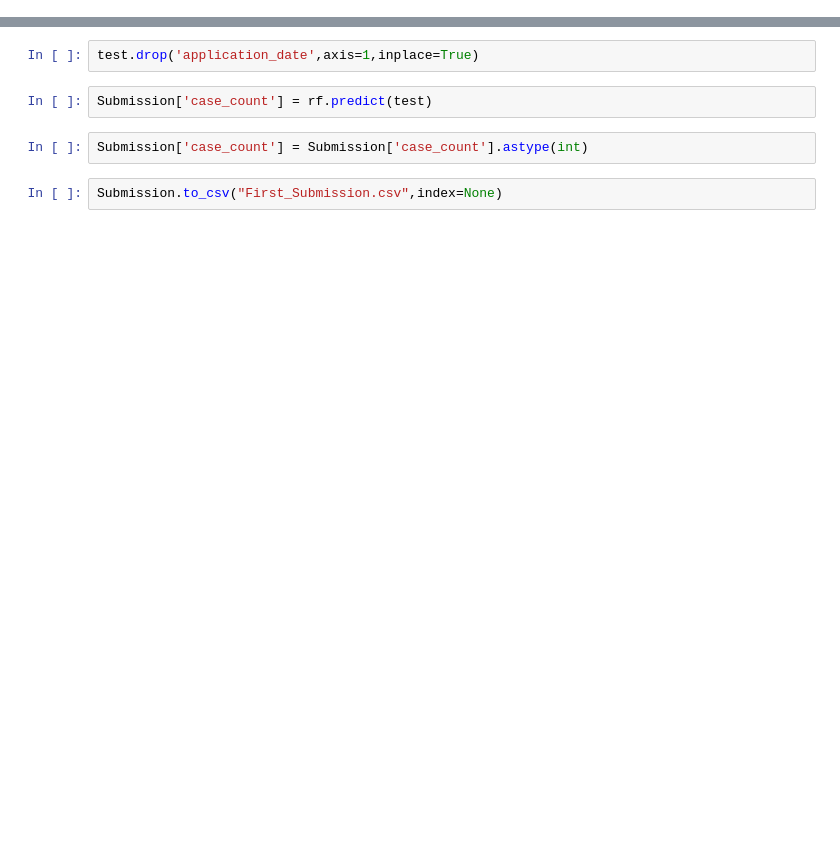
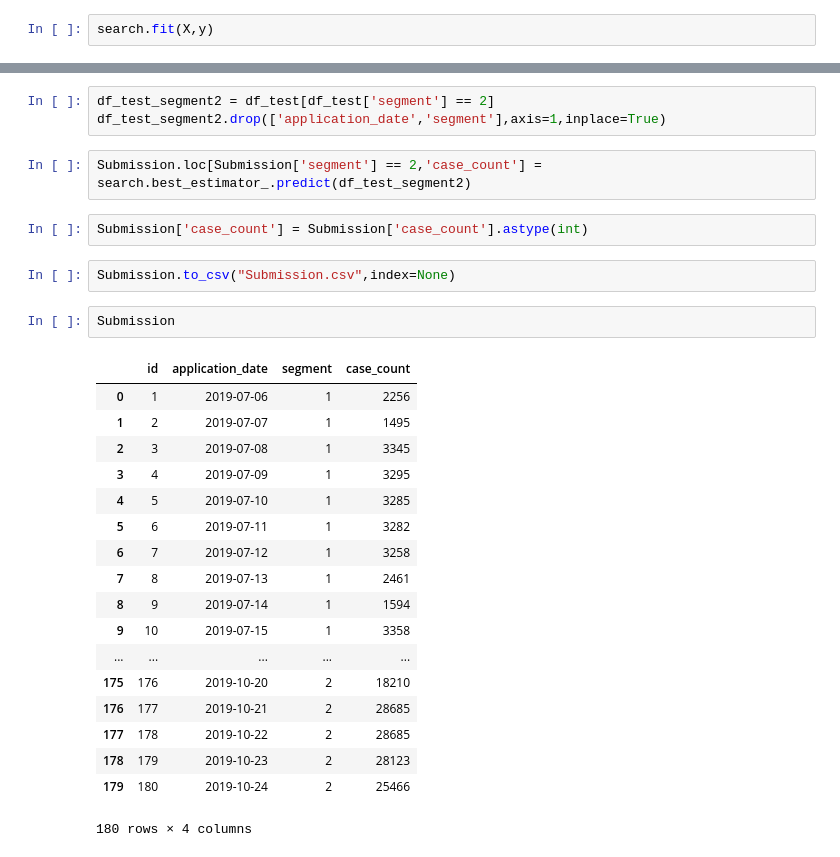
Before and after one commit to kulkarni-vishwanath/LTFS_DataScince_Finhack_2, a Jupyter notebook: LTFS.ipynb, the cells around one changed output, grey strips where cells are left out. Cells and saved outputs as stored; diff of their text form; blank space fills up the shorter version.

```diff
--- a/Untitled.ipynb
+++ b/LTFS.ipynb
@@ -336,0 +497,2 @@ print (mean_absolute_percentage_error(y_Test,y_pred))
+# %%
+search.fit(X,y)
@@ -337,8 +544,30 @@ print (mean_absolute_percentage_error(y_Test,y_pred))
 # %%
-test.drop('application_date',axis=1,inplace=True)
+df_test_segment2 = df_test[df_test['segment'] == 2]
+df_test_segment2.drop(['application_date','segment'],axis=1,inplace=True)
-# %%
-Submission['case_count'] = rf.predict(test)
+# %%
+Submission.loc[Submission['segment'] == 2,'case_count'] = search.best_estimator_.predict(df_test_segment2)
 # %%
 Submission['case_count'] = Submission['case_count'].astype(int)
 # %%
-Submission.to_csv("First_Submission.csv",index=None)
+Submission.to_csv("Submission.csv",index=None)
+# %%
+Submission
+# %% [output]
+|  | id | application_date | segment | case_count |
+| 0 | 1 | 2019-07-06 | 1 | 2256 |
+| 1 | 2 | 2019-07-07 | 1 | 1495 |
+| 2 | 3 | 2019-07-08 | 1 | 3345 |
+| 3 | 4 | 2019-07-09 | 1 | 3295 |
+| 4 | 5 | 2019-07-10 | 1 | 3285 |
+| 5 | 6 | 2019-07-11 | 1 | 3282 |
+| 6 | 7 | 2019-07-12 | 1 | 3258 |
+| 7 | 8 | 2019-07-13 | 1 | 2461 |
+| 8 | 9 | 2019-07-14 | 1 | 1594 |
+| 9 | 10 | 2019-07-15 | 1 | 3358 |
+| ... | ... | ... | ... | ... |
+| 175 | 176 | 2019-10-20 | 2 | 18210 |
+| 176 | 177 | 2019-10-21 | 2 | 28685 |
+| 177 | 178 | 2019-10-22 | 2 | 28685 |
+| 178 | 179 | 2019-10-23 | 2 | 28123 |
+| 179 | 180 | 2019-10-24 | 2 | 25466 |
+180 rows × 4 columns
```
Also changed, not shown: parts of 35 cells of this notebook, 2 other files.
